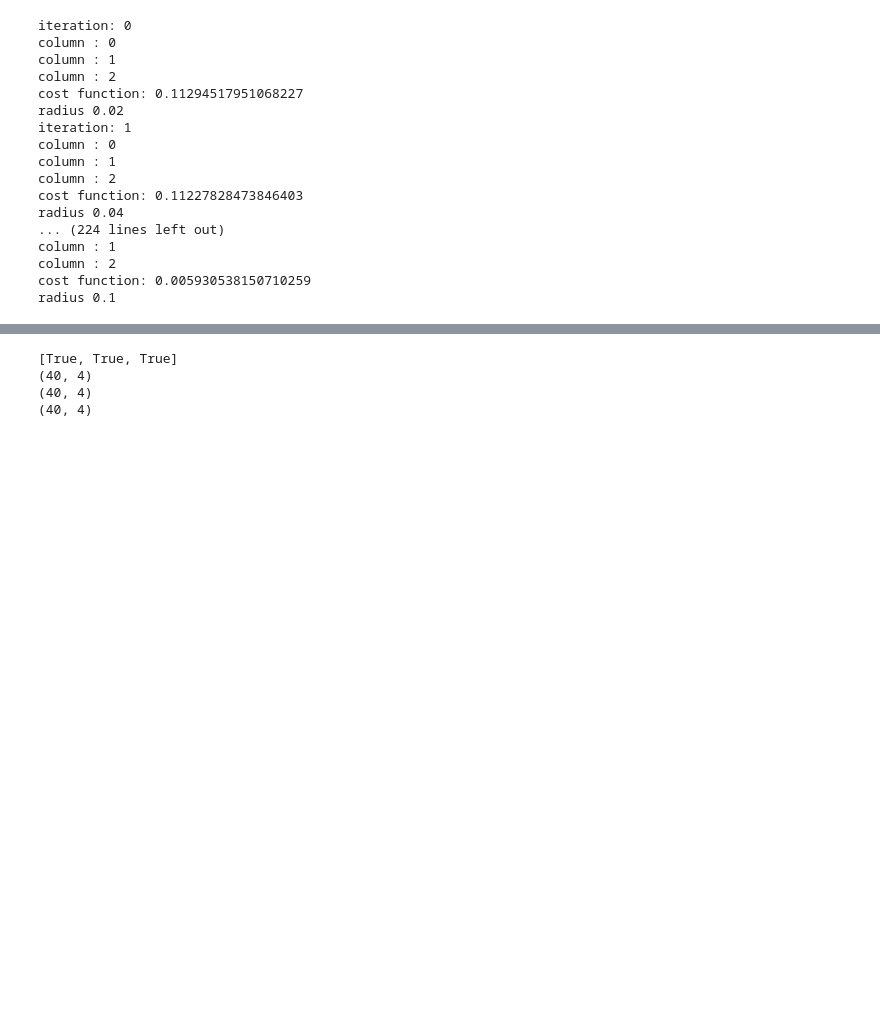
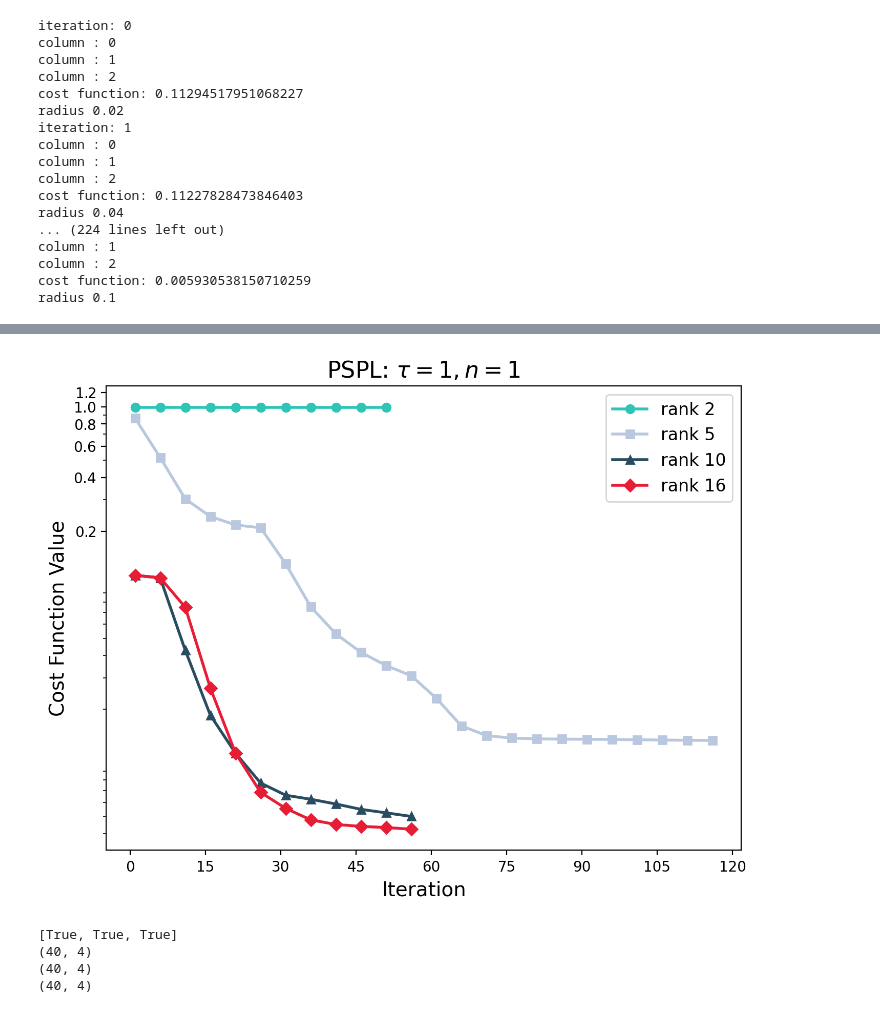
Before and after one commit to EmilianoG-byte/opentn, a Jupyter notebook: experiments/trust_region_pauli_noise.ipynb, the cells around one changed output, grey strips where cells are left out. Drawn from its saved outputs; the diff is of its cells as text; code cells hidden in the pictures; blank space fills up the shorter version.

Commit message:
reorganize cvxpy notebooks and add thesis simulations

```diff
--- a/experiments/trust_region_pauli_noise.ipynb
+++ b/experiments/trust_region_pauli_noise.ipynb
@@ -223,0 +378,4 @@ radius 0.1
+# %%
+# repeat the same optimization but with less rank
+xs_timestep_1_rank2_opt, f_timestep_1_rank2_opt, radius_timestep_1_rank2_opt = riemannian_trust_region_optimize(
+    f_stiefel, retract_stiefel, grad_stiefel, hessian_stiefel, xs_timestep_1_rank2, save_x=False, niter=80)
@@ -223,0 +400,3 @@ radius 0.1
+# %%
+xs_timestep_1_rank16 = [super2ortho(x.real, rank=16) for x in get_general_trotter_local_ansatz(lindbladians=Li, tau=tau, n=1)]
+print(f_stiefel(xs_timestep_1_rank16))
@@ -223,0 +405,4 @@ radius 0.1
+# %%
+# repeat the same optimization but with less rank
+xs_timestep_1_rank16_opt, f_timestep_1_rank16_opt, radius_timestep_1_rank16_opt = riemannian_trust_region_optimize(
+    f_stiefel, retract_stiefel, grad_stiefel, hessian_stiefel, xs_timestep_1_rank16, save_x=False, niter=20)
@@ -223,0 +427,5 @@ radius 0.1
+# %%
+# repeat the same optimization but with less rank
+xs_timestep_1_rank16_opt_2, f_timestep_1_rank16_opt_2, radius_timestep_1_rank16_opt_2 = riemannian_trust_region_optimize(
+    f_stiefel, retract_stiefel, grad_stiefel, hessian_stiefel, xs_timestep_1_rank16_opt[-1], save_x=False, niter=40, radius_init=radius_timestep_1_rank16_opt
+    )
@@ -223,0 +450,9 @@ radius 0.1
+# %%
+from opentn.utils import plot_pretty
+f_pauli_ranks = [f_timestep_1_rank2_opt, f_timestep_1_rank_5_opt + f_timestep_1_rank_5_opt_2 + f_timestep_1_rank_5_opt_3, f_timestep_1_opt + f_timestep_1_opt_2, f_timestep_1_rank16_opt + f_timestep_1_rank16_opt_2]
+labels = ['rank 2', 'rank 5', 'rank 10', 'rank 16']
+title = r"PSPL: $\tau = 1,  n = 1$"
+fig = plot_pretty(f_pauli_ranks, labels=labels, ylabel="Cost Function Value", xlabel="Iteration", integers=True, title=title, legend_out=False, use_semilogy=True)
+# fig.savefig('../images/thesis/cost_ranks_pspl_n1.pdf')
+# %% [output]
+[figure, added]
```
Also changed, not shown: parts of 18 cells of this notebook, 17 other files.
